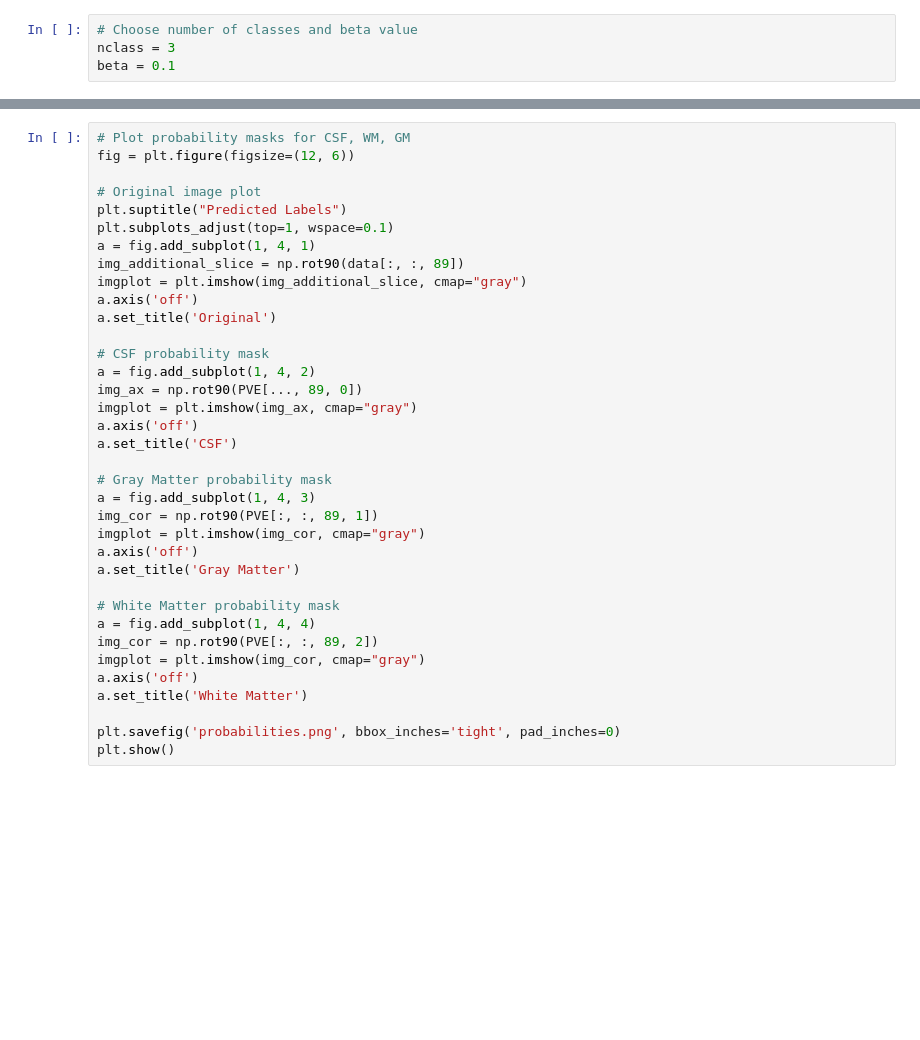
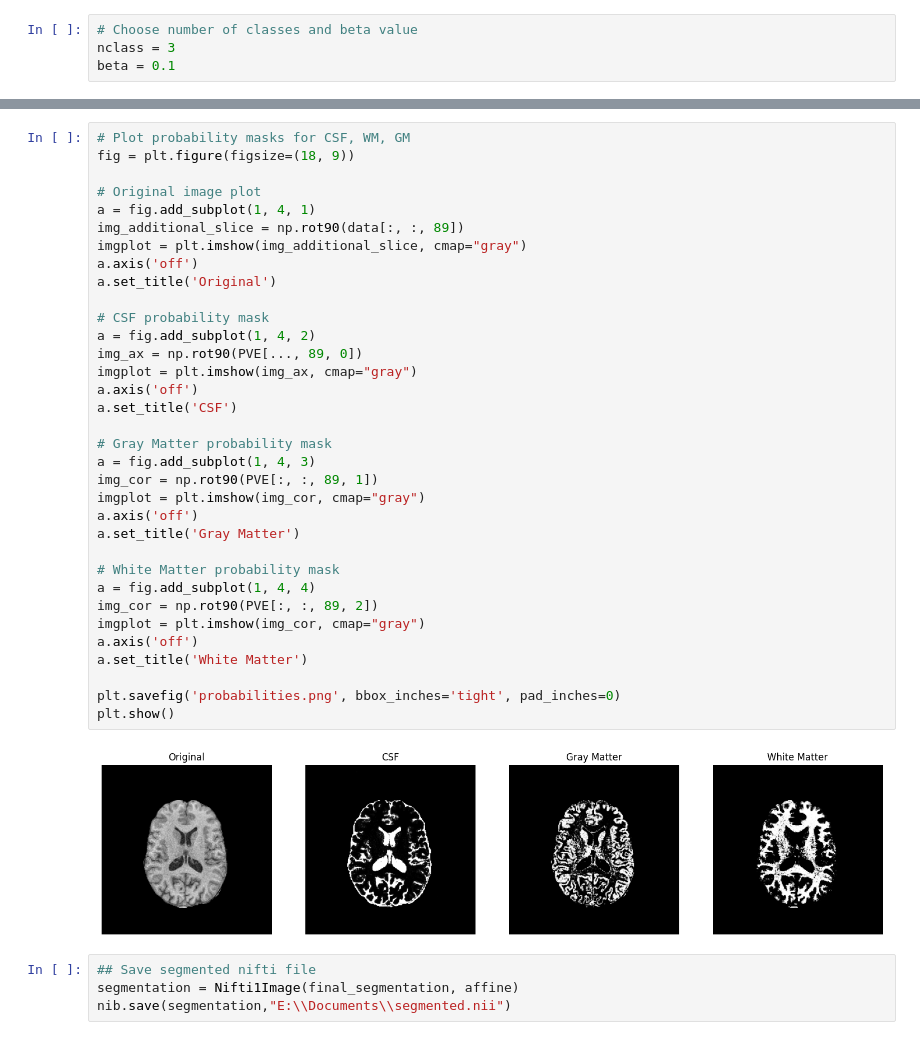
Before and after one commit to elisedl1/MRI-Thermometry-Prediction, a Jupyter notebook: dipy_notebook.ipynb, the cells around one changed output, grey strips where cells are left out. Saved outputs shown, nothing was run; the diff lists cells and outputs as text; blank space fills up the shorter version.

```diff
--- a/dipy_notebook.ipynb
+++ b/dipy_notebook.ipynb
@@ -64,36 +93,40 @@ plt.savefig('final_seg.png', bbox_inches='tight', pad_inches=0)
 # %%
 # Plot probability masks for CSF, WM, GM
-fig = plt.figure(figsize=(12, 6))
+fig = plt.figure(figsize=(18, 9))
 
 # Original image plot
-plt.suptitle("Predicted Labels")
-plt.subplots_adjust(top=1, wspace=0.1)
 a = fig.add_subplot(1, 4, 1)
 img_additional_slice = np.rot90(data[:, :, 89])
 imgplot = plt.imshow(img_additional_slice, cmap="gray")
 a.axis('off')
 a.set_title('Original')
 
 # CSF probability mask
 a = fig.add_subplot(1, 4, 2)
 img_ax = np.rot90(PVE[..., 89, 0])
 imgplot = plt.imshow(img_ax, cmap="gray")
 a.axis('off')
 a.set_title('CSF')
 
 # Gray Matter probability mask
 a = fig.add_subplot(1, 4, 3)
 img_cor = np.rot90(PVE[:, :, 89, 1])
 imgplot = plt.imshow(img_cor, cmap="gray")
 a.axis('off')
 a.set_title('Gray Matter')
 
 # White Matter probability mask
 a = fig.add_subplot(1, 4, 4)
 img_cor = np.rot90(PVE[:, :, 89, 2])
 imgplot = plt.imshow(img_cor, cmap="gray")
 a.axis('off')
 a.set_title('White Matter')
 
 plt.savefig('probabilities.png', bbox_inches='tight', pad_inches=0)
 plt.show()
+# %% [output]
+[figure, added]
+# %%
+## Save segmented nifti file
+segmentation = Nifti1Image(final_segmentation, affine)
+nib.save(segmentation,"E:\\Documents\\segmented.nii")
```
Also changed, not shown: parts of 6 cells of this notebook, 1 other file.
